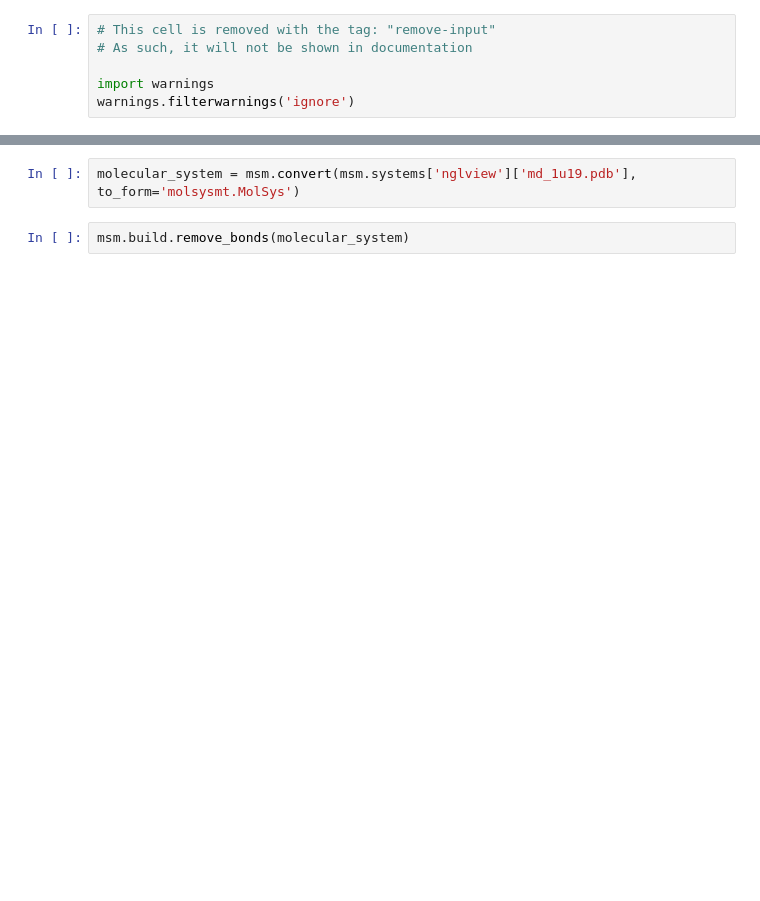
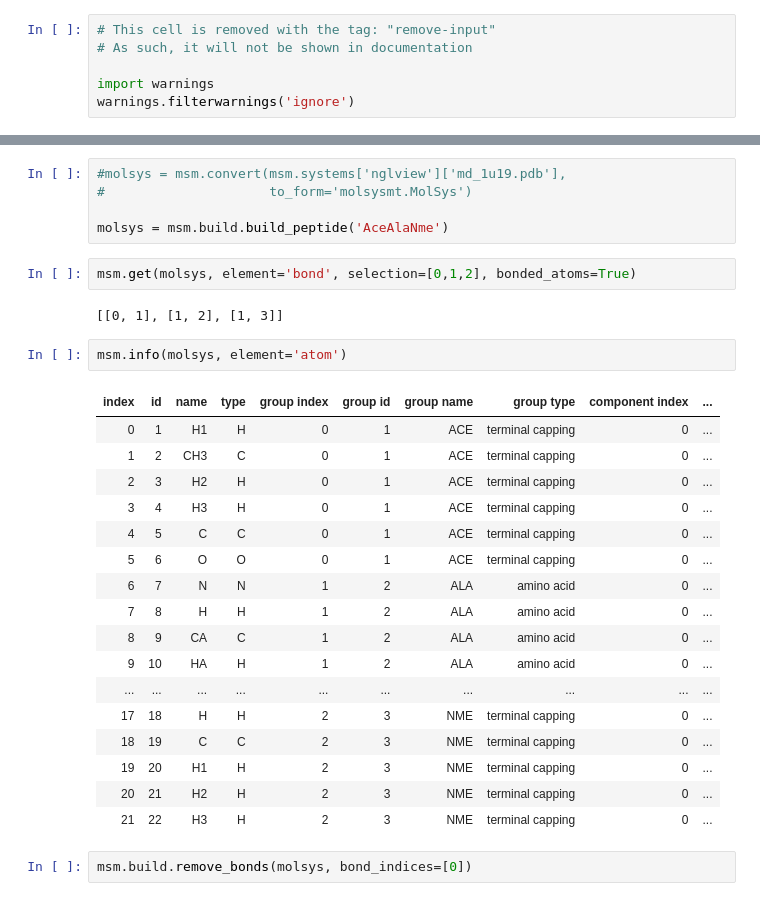
Before and after one commit to LMMV/molsysmt, a Jupyter notebook: docs/contents/user/tools/build/get_missing_bonds.ipynb, the cells around one changed output, grey strips where cells are left out. Drawn from its saved outputs; the diff is of its cells as text; blank space fills up the shorter version.

```diff
--- a/docs/contents/user/tools/build/get_missing_bonds.ipynb
+++ b/docs/contents/user/tools/build/get_missing_bonds.ipynb
@@ -16,6 +28,33 @@ import molsysmt as msm
 # %% [output]
 [interactive output not drawn]
 # %%
-molecular_system = msm.convert(msm.systems['nglview']['md_1u19.pdb'], to_form='molsysmt.MolSys')
+#molsys = msm.convert(msm.systems['nglview']['md_1u19.pdb'],
+#                     to_form='molsysmt.MolSys')
+
+molsys = msm.build.build_peptide('AceAlaNme')
+# %%
+msm.get(molsys, element='bond', selection=[0,1,2], bonded_atoms=True)
+# %% [output]
+[[0, 1], [1, 2], [1, 3]]
+# %%
+msm.info(molsys, element='atom')
+# %% [output]
+| index | id | name | type | group index | group id | group name | group type | component index | ... |
+| 0 | 1 | H1 | H | 0 | 1 | ACE | terminal capping | 0 | ... |
+| 1 | 2 | CH3 | C | 0 | 1 | ACE | terminal capping | 0 | ... |
+| 2 | 3 | H2 | H | 0 | 1 | ACE | terminal capping | 0 | ... |
+| 3 | 4 | H3 | H | 0 | 1 | ACE | terminal capping | 0 | ... |
+| 4 | 5 | C | C | 0 | 1 | ACE | terminal capping | 0 | ... |
+| 5 | 6 | O | O | 0 | 1 | ACE | terminal capping | 0 | ... |
+| 6 | 7 | N | N | 1 | 2 | ALA | amino acid | 0 | ... |
+| 7 | 8 | H | H | 1 | 2 | ALA | amino acid | 0 | ... |
+| 8 | 9 | CA | C | 1 | 2 | ALA | amino acid | 0 | ... |
+| 9 | 10 | HA | H | 1 | 2 | ALA | amino acid | 0 | ... |
+| ... | ... | ... | ... | ... | ... | ... | ... | ... | ... |
+| 17 | 18 | H | H | 2 | 3 | NME | terminal capping | 0 | ... |
+| 18 | 19 | C | C | 2 | 3 | NME | terminal capping | 0 | ... |
+| 19 | 20 | H1 | H | 2 | 3 | NME | terminal capping | 0 | ... |
+| 20 | 21 | H2 | H | 2 | 3 | NME | terminal capping | 0 | ... |
+| 21 | 22 | H3 | H | 2 | 3 | NME | terminal capping | 0 | ... |
 # %%
-msm.build.remove_bonds(molecular_system)
+msm.build.remove_bonds(molsys, bond_indices=[0])
```
Also changed, not shown: parts of 7 cells of this notebook, 2 other files.
